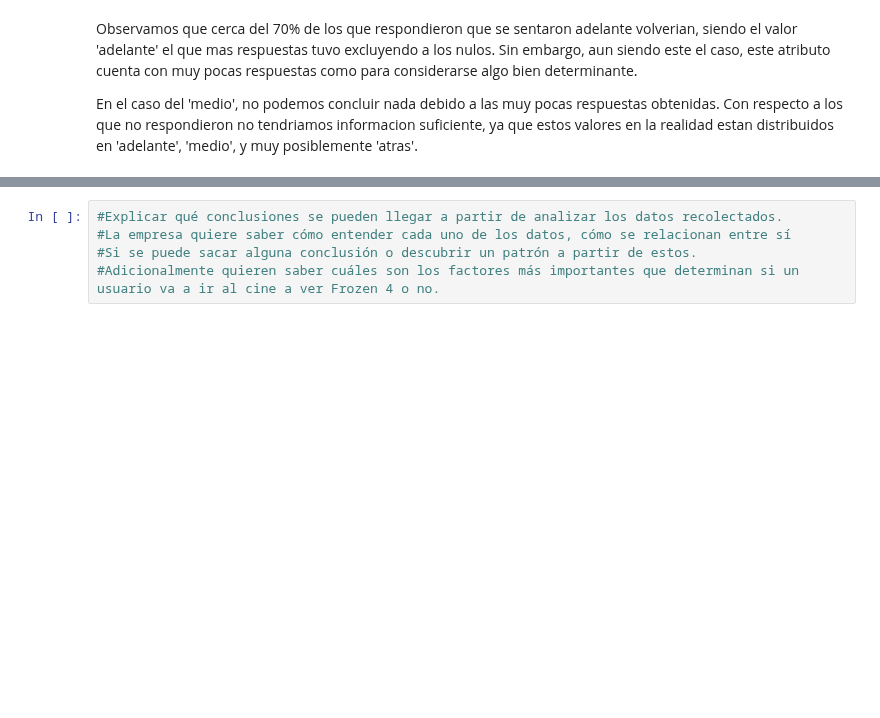
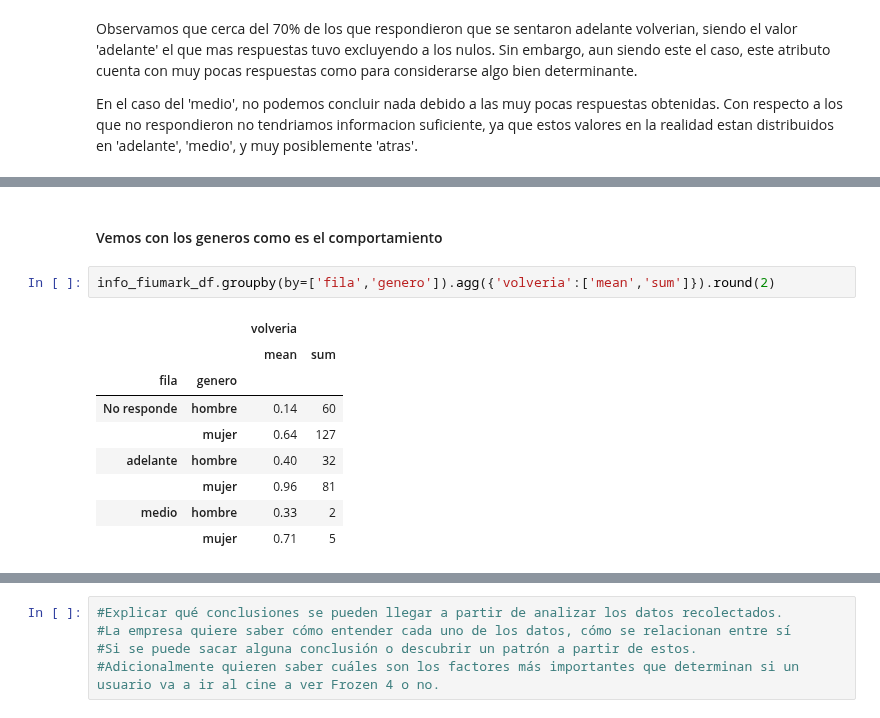
Before and after one commit to brunograssano/TP-Organizacion-de-datos, a Jupyter notebook: TP_Datos.ipynb, the cells around one changed output, grey strips where cells are left out. Saved outputs shown, nothing was run; the diff lists cells and outputs as text; blank space fills up the shorter version.

```diff
--- a/TP_Datos.ipynb
+++ b/TP_Datos.ipynb
@@ -750,0 +784,14 @@ plt.show()
+# %% [markdown]
+#### Vemos con los generos como es el comportamiento
+# %%
+info_fiumark_df.groupby(by=['fila','genero']).agg({'volveria':['mean','sum']}).round(2)
+# %% [output]
+|  |  | volveria |  |
+|  |  | mean | sum |
+| fila | genero |  |  |
+| No responde | hombre | 0.14 | 60 |
+|  | mujer | 0.64 | 127 |
+| adelante | hombre | 0.40 | 32 |
+|  | mujer | 0.96 | 81 |
+| medio | hombre | 0.33 | 2 |
+|  | mujer | 0.71 | 5 |
```
Also changed, not shown: parts of 38 cells of this notebook.
